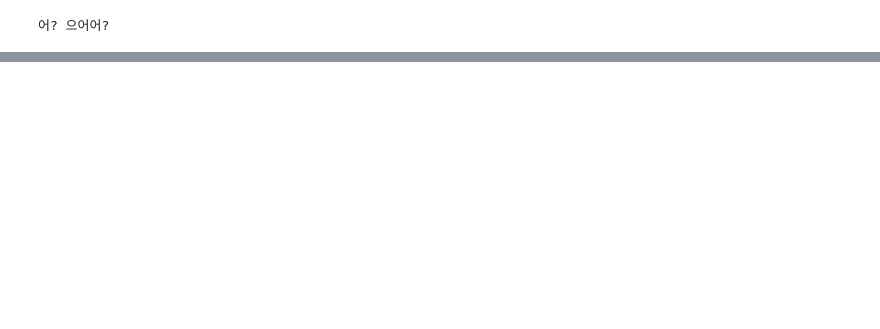
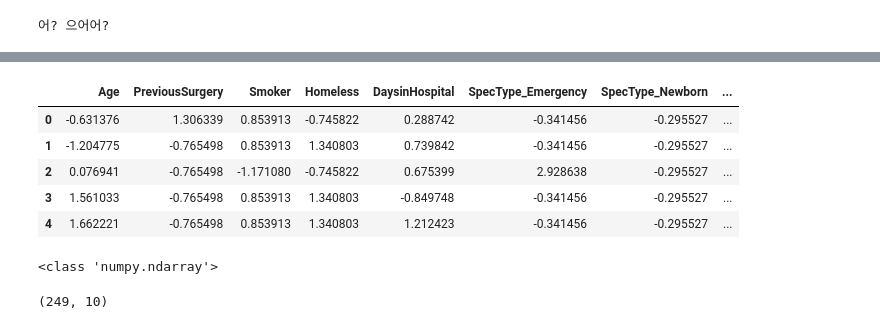
Before and after one commit to Jelly6489/testRepoKJY, a Jupyter notebook: seventh.ipynb, the cells around one changed output, grey strips where cells are left out. Drawn from its saved outputs; the diff is of its cells as text; code cells hidden in the pictures; blank space fills up the shorter version.

```diff
--- a/seventh.ipynb
+++ b/seventh.ipynb
@@ -4,0 +214,4 @@ print('어? 으어어?')
+# %%
+X = pd.concat(
+    [X, SpecType, preDie], axis = 1
+)
@@ -4,0 +238,5 @@ print('어? 으어어?')
+# %%
+from sklearn.model_selection import train_test_split
+X_train, X_test, y_train, y_test = train_test_split(
+    X, y, test_size = 0.3, random_state = 1
+)
@@ -4,0 +263,5 @@ print('어? 으어어?')
+# %%
+sc = StandardScaler()
+
+X_train = sc.fit_transform(X_train)
+print(X_train)
@@ -4,0 +282,6 @@ print('어? 으어어?')
+# %%
+X_train = pd.DataFrame(
+    X_train,
+    columns = X_test.columns)
+
+print(X_train)
@@ -4,0 +306,9 @@ print('어? 으어어?')
+# %%
+X_train.head()
+# %% [output]
+|  | Age | PreviousSurgery | Smoker | Homeless | DaysinHospital | SpecType_Emergency | SpecType_Newborn | ... |
+| 0 | -0.631376 | 1.306339 | 0.853913 | -0.745822 | 0.288742 | -0.341456 | -0.295527 | ... |
+| 1 | -1.204775 | -0.765498 | 0.853913 | 1.340803 | 0.739842 | -0.341456 | -0.295527 | ... |
+| 2 | 0.076941 | -0.765498 | -1.171080 | -0.745822 | 0.675399 | 2.928638 | -0.295527 | ... |
+| 3 | 1.561033 | -0.765498 | 0.853913 | 1.340803 | -0.849748 | -0.341456 | -0.295527 | ... |
+| 4 | 1.662221 | -0.765498 | 0.853913 | 1.340803 | 1.212423 | -0.341456 | -0.295527 | ... |
@@ -4,0 +325,8 @@ print('어? 으어어?')
+# %%
+print(type(X_train_np))
+# %% [output]
+<class 'numpy.ndarray'>
+# %%
+print(X_train.shape)
+# %% [output]
+(249, 10)
```
Also changed, not shown: parts of 61 cells of this notebook.
